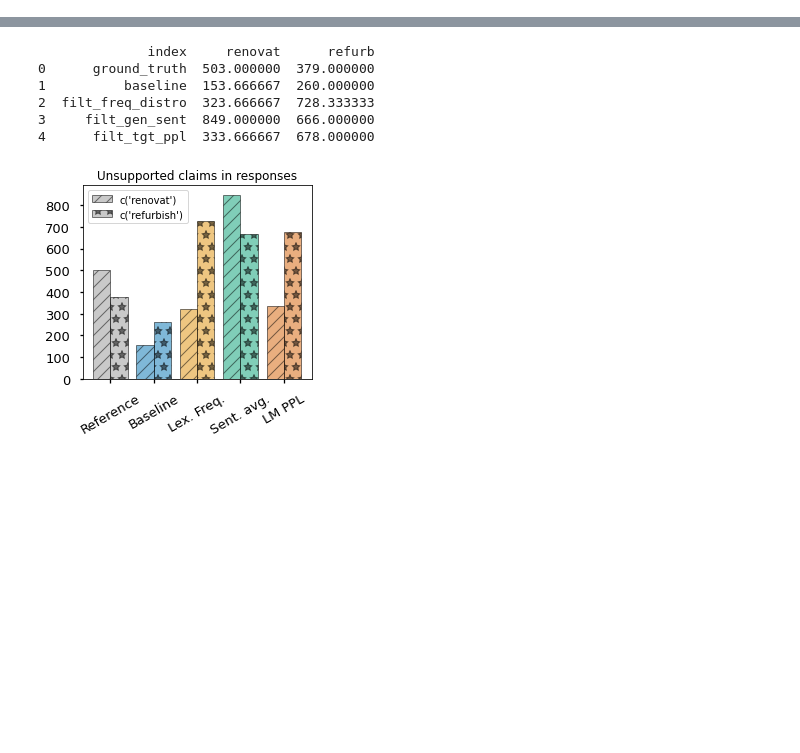
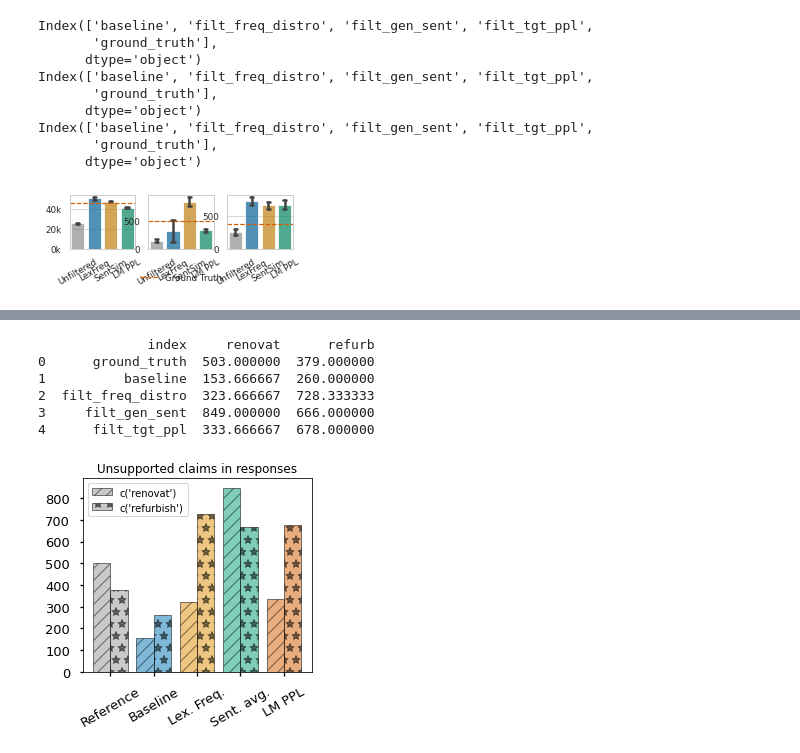
Before and after one commit to ZurichNLP/specific_hospo_respo, a Jupyter notebook: scripts/analyses/hallu_check.ipynb, the cells around one changed output, grey strips where cells are left out. Cells and saved outputs as stored; diff of their text form; code cells hidden in the pictures; blank space fills up the shorter version.

```diff
--- a/scripts/analyses/hallu_check.ipynb
+++ b/scripts/analyses/hallu_check.ipynb
@@ -193,13 +294,0 @@ cm.insert(0, cm[-3])
-# %%
-with plt.style.context('seaborn-poster'):
-
-    fig, ax = plt.subplots(1,1, figsize=(10,6))
-
-    sns.violinplot(data=df, ax=ax, palette=cm)
-    ax.set_yticks(np.arange(0, 20, 2), minor=False)
-    ax.set_xticks(np.arange(0, 5))
-    ax.set_xticklabels(['Ground Truth', 'Baseline', 'Lex. Freq.', 'Sent. avg.', 'LM PPL'])
-
-#     for patch in ax.artists:
-#         r, g, b, a = patch.get_facecolor()
-#         patch.set_facecolor((r, g, b, .6))
@@ -338,3 +391,62 @@ Index(['ground_truth', 'baseline', 'filt_freq_distro', 'filt_gen_sent',
+# %%
+def plot_multiple_total_counts_barplot(dfs, save_as=None):
+
+    # sum total counts for each seed, and reshape dataframe for plotting
+    # should result in a [seed x model] dataframe
+
+    fig, axes = plt.subplots(1, len(dfs), figsize=(1* len(dfs) + 1, 1))
+
+    for i, df in enumerate(dfs):
+
+        df = df.sum().unstack().T
+        print(df.columns)
+
+
+        ax = sns.barplot(data=df[['baseline', 'filt_freq_distro', 'filt_gen_sent', 'filt_tgt_ppl']], ax=axes[i], palette=cm, linewidth=1, ci='sd', capsize=0.2, errwidth=2.5, alpha=0.75)
+
+        # draw horizontal line for ground truth mean
+        ax.axhline(y=df['ground_truth'].mean(), color='r', linestyle='--', label='Ground Truth')
+
+        # log scale y-axis
+        # ax.set_yscale('log')
+
+        ax.set_xticklabels(['Unfiltered', 'LexFreq', 'SentSim', 'LM PPL'], rotation=30, ha='center')
+
+        # # add legend below plot
+        # ax.legend(loc='upper center', bbox_to_anchor=(0.5, -0.3), ncol=2, frameon=False)
+
+        # if y-axis values are > 1000, use k notation
+        ylabels = ax.get_yticks()
+        if ylabels[-1] > 1000:
+            ax.set_yticklabels(['{:,.0f}k'.format(y/1000) for y in ylabels])
+        # else:
+            # ax
+            # ax.set_yticklabels(np.arange(0, 1000, 200))
+
+    # add legend below plot centered
+    if len(dfs) == 2:
+        axes[0].legend(loc='upper center', bbox_to_anchor=(1.0, -0.3), ncol=2, frameon=False)
+    elif len(dfs) == 3:
+        axes[1].legend(loc='upper center', bbox_to_anchor=(0.5, -0.3), ncol=2, frameon=False)
+
+    if save_as:
+        plt.savefig(save_as+'.png', dpi=300, bbox_inches='tight', pad_inches=0.1)
+        plt.savefig(save_as+'.pdf', dpi=300, bbox_inches='tight', pad_inches=0.1)
+
+    return
+
+plot_multiple_total_counts_barplot([df, df_reno, df_refurb])
+# %% [output]
+Index(['baseline', 'filt_freq_distro', 'filt_gen_sent', 'filt_tgt_ppl',
+       'ground_truth'],
+      dtype='object')
+Index(['baseline', 'filt_freq_distro', 'filt_gen_sent', 'filt_tgt_ppl',
+       'ground_truth'],
+      dtype='object')
+Index(['baseline', 'filt_freq_distro', 'filt_gen_sent', 'filt_tgt_ppl',
+       'ground_truth'],
+      dtype='object')
+[figure, added]
 # %%
 stem_df = pd.DataFrame(data=dict(renovat=reno_df, refurb=refurb_df))
 stem_df
```
Also changed, not shown: parts of 14 cells of this notebook, 10 other files.
